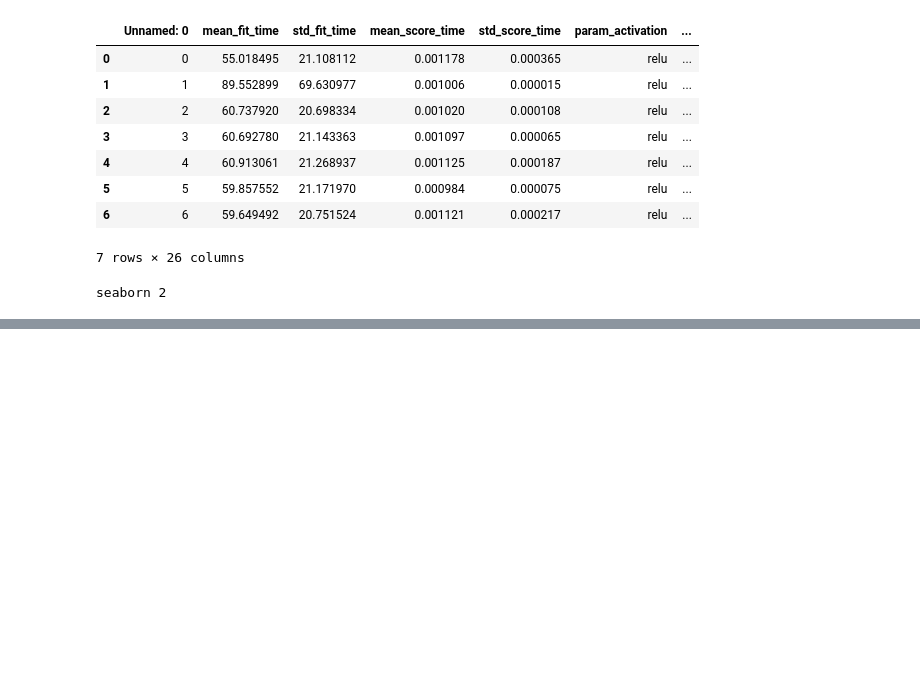
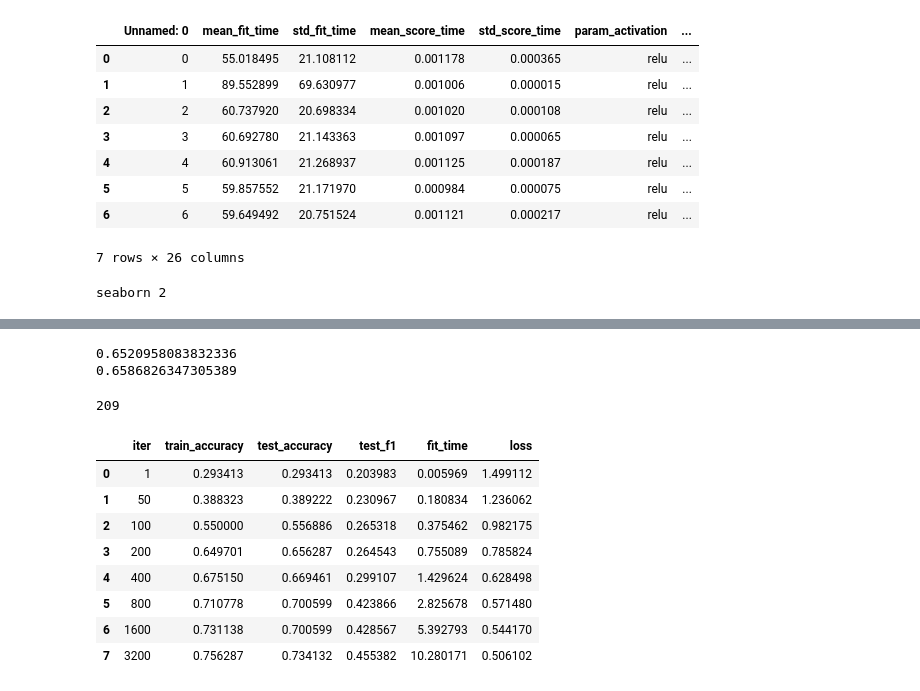
Before and after one commit to sbassam/cs-7641-projects, a Jupyter notebook: assignment-2/nn.ipynb, the cells around one changed output, grey strips where cells are left out. Saved outputs shown, nothing was run; the diff lists cells and outputs as text; code cells hidden in the pictures; blank space fills up the shorter version.

```diff
--- a/assignment-2/nn.ipynb
+++ b/assignment-2/nn.ipynb
@@ -423,0 +592,54 @@ seaborn 2
+# %%
+import numpy as np
+from sklearn.datasets import load_iris
+
+# Load the Iris dataset
+#data = load_iris()
+data = process_abalone_ternary()
+
+from sklearn.model_selection import train_test_split
+from sklearn.preprocessing import MinMaxScaler, OneHotEncoder
+
+# Split data into training and test sets
+X_train, X_test, y_train, y_test = train_test_split(data.data, data.target, \
+                                                    test_size = 0.2, random_state = 3)
+
+# Normalize feature data
+scaler = MinMaxScaler()
+
+X_train_scaled = scaler.fit_transform(X_train)
+X_test_scaled = scaler.transform(X_test)
+
+# One hot encode target values
+one_hot = OneHotEncoder()
+
+y_train_hot = one_hot.fit_transform(y_train.reshape(-1, 1)).todense()
+y_test_hot = one_hot.transform(y_test.reshape(-1, 1)).todense()
+# Initialize neural network object and fit object
+clf = mlrose.NeuralNetwork(hidden_nodes = [2], activation = 'relu', \
+                                 algorithm = 'gradient_descent', max_iters = 1000, \
+                                 bias = True, is_classifier = True, learning_rate = 0.0001, \
+                                 early_stopping = False, clip_max = 5, max_attempts = 100
+                           , schedule = mlrose.GeomDecay(init_temp=1))
+
+clf.fit(X_train_scaled, y_train_hot)
+from sklearn.metrics import accuracy_score
+
+# Predict labels for train set and assess accuracy
+y_train_pred = clf.predict(X_train_scaled)
+
+y_train_accuracy = accuracy_score(y_train_hot, y_train_pred)
+
+print(y_train_accuracy)
+
+
+# Predict labels for test set and assess accuracy
+y_test_pred = clf.predict(X_test_scaled)
+
+y_test_accuracy = accuracy_score(y_test_hot, y_test_pred)
+
+print(y_test_accuracy)
+del clf
+# %% [output]
+0.6520958083832336
+0.6586826347305389
@@ -423,0 +651,20 @@ seaborn 2
+# %%
+import random
+random.randint(1, 1000)
+# %% [output]
+209
+# %%
+pd.set_option('display.max_rows', 500)
+pd.set_option('display.max_columns', 500)
+pd.set_option('display.width', 1000)
+pd.read_csv('out/nn_simulated_annealing.csv')
+# %% [output]
+|  | iter | train_accuracy | test_accuracy | test_f1 | fit_time | loss |
+| 0 | 1 | 0.293413 | 0.293413 | 0.203983 | 0.005969 | 1.499112 |
+| 1 | 50 | 0.388323 | 0.389222 | 0.230967 | 0.180834 | 1.236062 |
+| 2 | 100 | 0.550000 | 0.556886 | 0.265318 | 0.375462 | 0.982175 |
+| 3 | 200 | 0.649701 | 0.656287 | 0.264543 | 0.755089 | 0.785824 |
+| 4 | 400 | 0.675150 | 0.669461 | 0.299107 | 1.429624 | 0.628498 |
+| 5 | 800 | 0.710778 | 0.700599 | 0.423866 | 2.825678 | 0.571480 |
+| 6 | 1600 | 0.731138 | 0.700599 | 0.428567 | 5.392793 | 0.544170 |
+| 7 | 3200 | 0.756287 | 0.734132 | 0.455382 | 10.280171 | 0.506102 |
```
Also changed, not shown: parts of 17 cells of this notebook, 18 other files.
